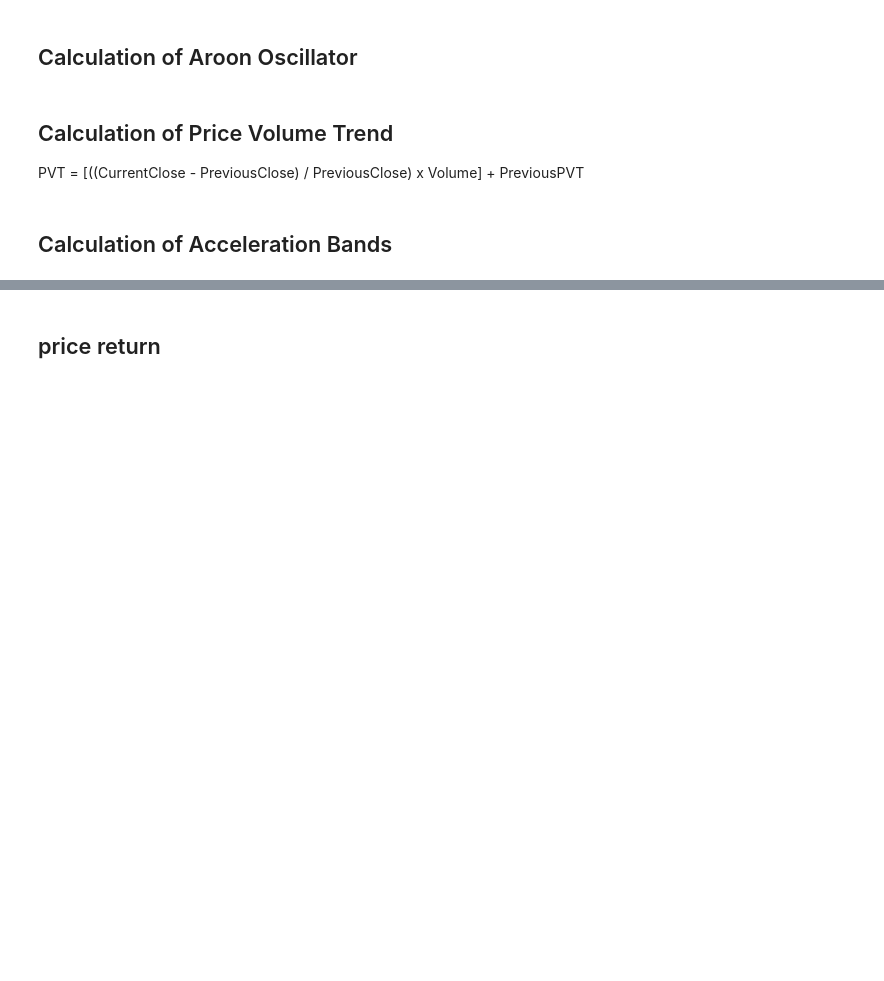
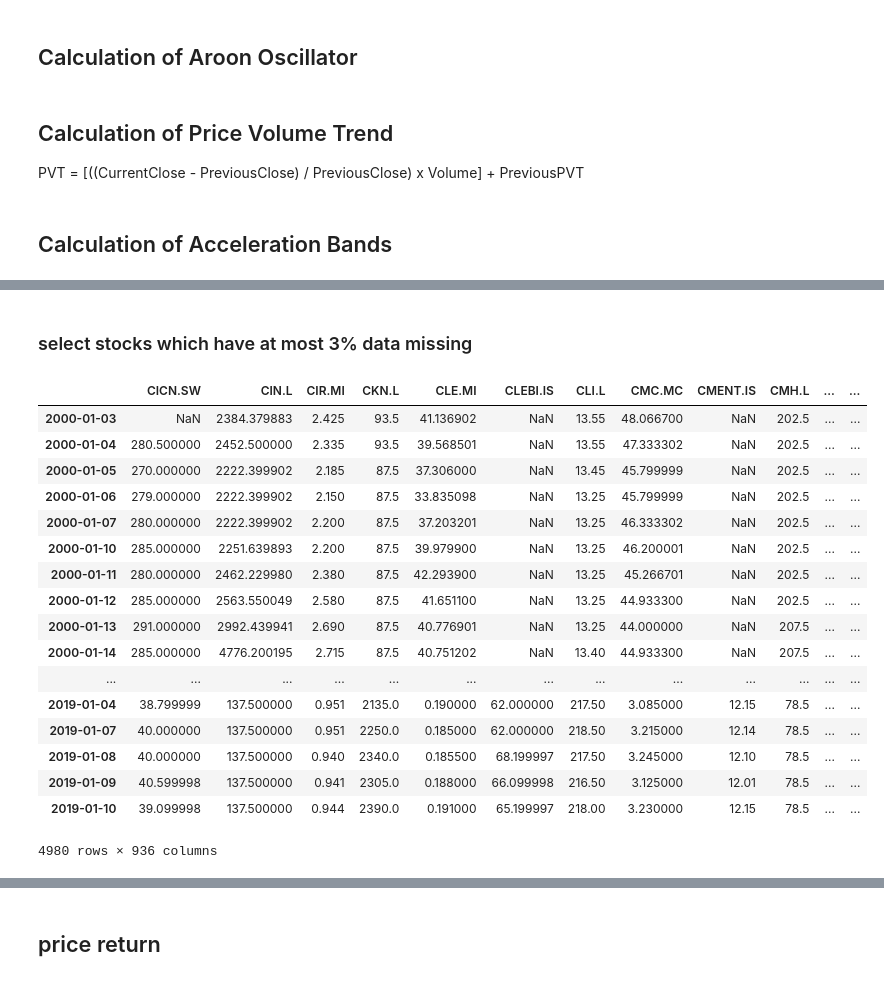
Before and after one commit to xiaohai12/sea-forest, a Jupyter notebook: project.ipynb, the cells around one changed output, grey strips where cells are left out. Saved outputs shown, nothing was run; the diff lists cells and outputs as text; code cells hidden in the pictures; blank space fills up the shorter version.

```diff
--- a/project.ipynb
+++ b/project.ipynb
@@ -195,0 +203,29 @@ Ticker_df = tickers_list.set_index('Ticker')
+# %% [markdown]
+### select stocks which have at most 3% data missing
+# %%
+stock_list =(numNAs<=0.03).copy()
+stock_list = stock_list[stock_list==True]
+cleaned_clo_data = clo_data[list(stock_list.index)]
+# we select stock with nan value percentage less then 3%
+# large threshold will lead to a not precision result and too low may cause too less stocks
+
+cleaned_clo_data
+# %% [output]
+|  | CICN.SW | CIN.L | CIR.MI | CKN.L | CLE.MI | CLEBI.IS | CLI.L | CMC.MC | CMENT.IS | CMH.L | ... | ... |
+| 2000-01-03 | NaN | 2384.379883 | 2.425 | 93.5 | 41.136902 | NaN | 13.55 | 48.066700 | NaN | 202.5 | ... | ... |
+| 2000-01-04 | 280.500000 | 2452.500000 | 2.335 | 93.5 | 39.568501 | NaN | 13.55 | 47.333302 | NaN | 202.5 | ... | ... |
+| 2000-01-05 | 270.000000 | 2222.399902 | 2.185 | 87.5 | 37.306000 | NaN | 13.45 | 45.799999 | NaN | 202.5 | ... | ... |
+| 2000-01-06 | 279.000000 | 2222.399902 | 2.150 | 87.5 | 33.835098 | NaN | 13.25 | 45.799999 | NaN | 202.5 | ... | ... |
+| 2000-01-07 | 280.000000 | 2222.399902 | 2.200 | 87.5 | 37.203201 | NaN | 13.25 | 46.333302 | NaN | 202.5 | ... | ... |
+| 2000-01-10 | 285.000000 | 2251.639893 | 2.200 | 87.5 | 39.979900 | NaN | 13.25 | 46.200001 | NaN | 202.5 | ... | ... |
+| 2000-01-11 | 280.000000 | 2462.229980 | 2.380 | 87.5 | 42.293900 | NaN | 13.25 | 45.266701 | NaN | 202.5 | ... | ... |
+| 2000-01-12 | 285.000000 | 2563.550049 | 2.580 | 87.5 | 41.651100 | NaN | 13.25 | 44.933300 | NaN | 202.5 | ... | ... |
+| 2000-01-13 | 291.000000 | 2992.439941 | 2.690 | 87.5 | 40.776901 | NaN | 13.25 | 44.000000 | NaN | 207.5 | ... | ... |
+| 2000-01-14 | 285.000000 | 4776.200195 | 2.715 | 87.5 | 40.751202 | NaN | 13.40 | 44.933300 | NaN | 207.5 | ... | ... |
+| ... | ... | ... | ... | ... | ... | ... | ... | ... | ... | ... | ... | ... |
+| 2019-01-04 | 38.799999 | 137.500000 | 0.951 | 2135.0 | 0.190000 | 62.000000 | 217.50 | 3.085000 | 12.15 | 78.5 | ... | ... |
+| 2019-01-07 | 40.000000 | 137.500000 | 0.951 | 2250.0 | 0.185000 | 62.000000 | 218.50 | 3.215000 | 12.14 | 78.5 | ... | ... |
+| 2019-01-08 | 40.000000 | 137.500000 | 0.940 | 2340.0 | 0.185500 | 68.199997 | 217.50 | 3.245000 | 12.10 | 78.5 | ... | ... |
+| 2019-01-09 | 40.599998 | 137.500000 | 0.941 | 2305.0 | 0.188000 | 66.099998 | 216.50 | 3.125000 | 12.01 | 78.5 | ... | ... |
+| 2019-01-10 | 39.099998 | 137.500000 | 0.944 | 2390.0 | 0.191000 | 65.199997 | 218.00 | 3.230000 | 12.15 | 78.5 | ... | ... |
+4980 rows × 936 columns
```
Also changed, not shown: parts of 27 cells of this notebook, 2 other files.
